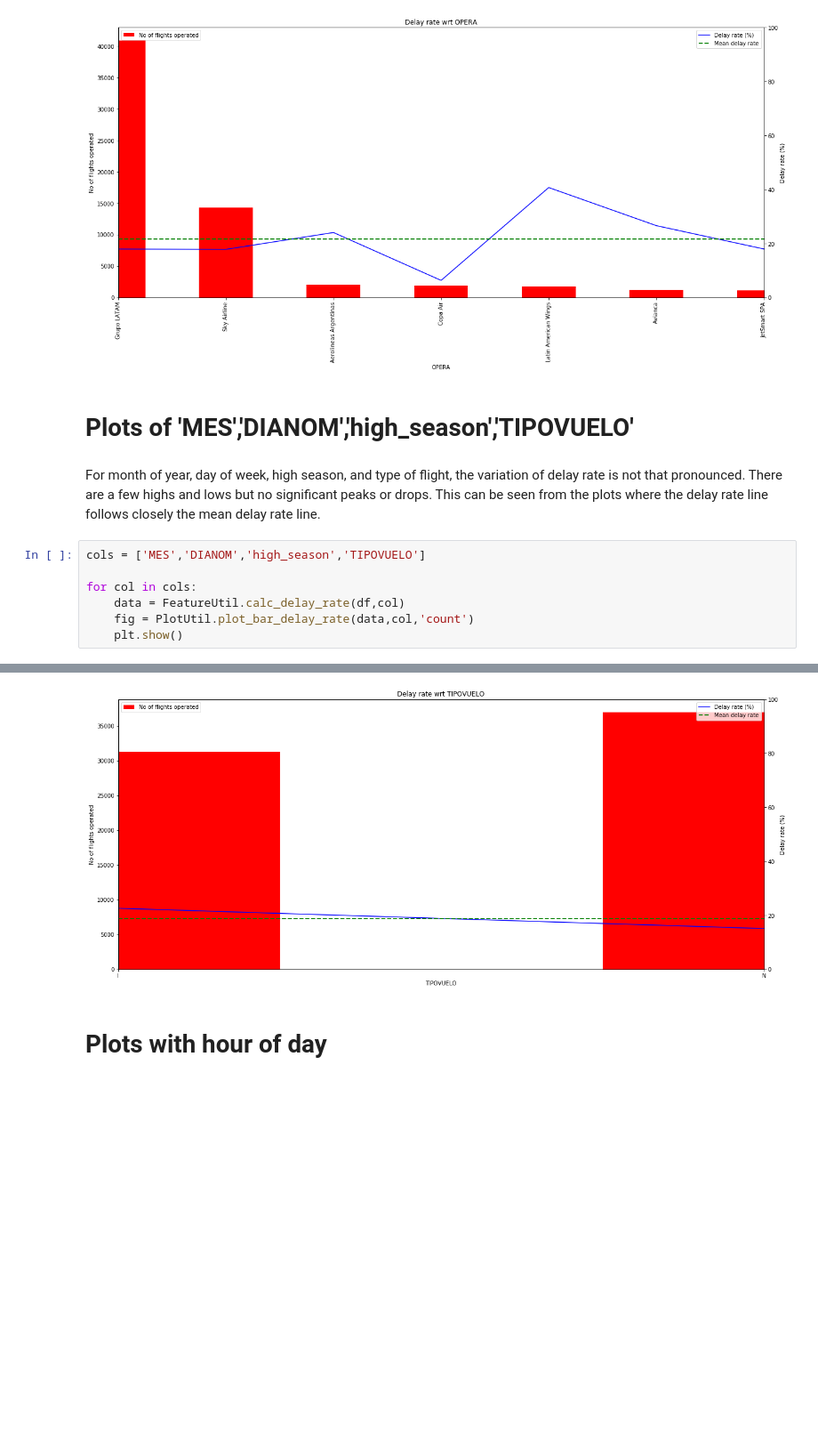
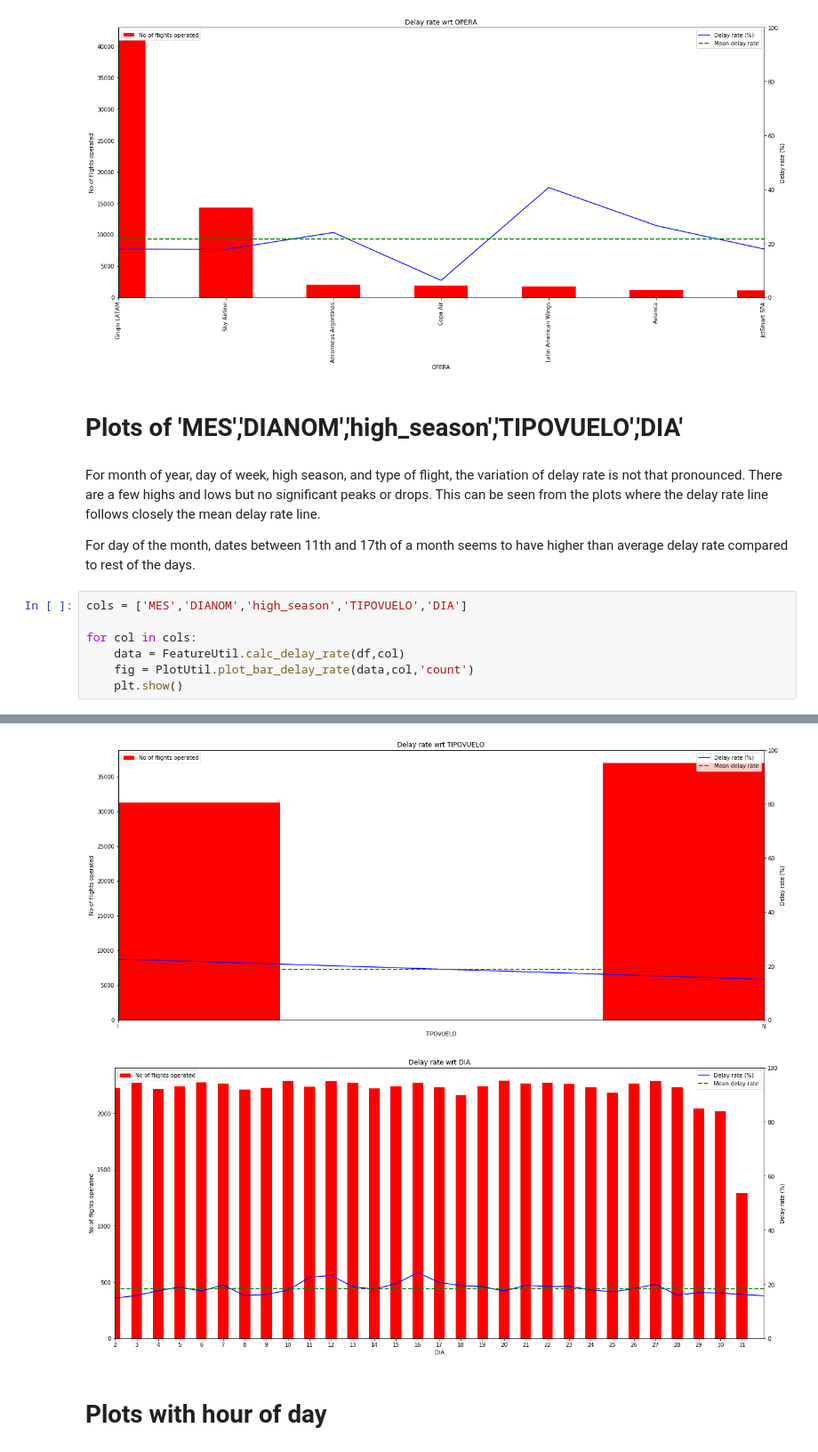
Before and after one commit to Geram4305/SCEL_flight_delay_prediction, a Jupyter notebook: solution.ipynb, the cells around one changed output, grey strips where cells are left out. Shown at 89% size. Cells and saved outputs as stored; diff of their text form; blank space fills up the shorter version.

```diff
--- a/solution.ipynb
+++ b/solution.ipynb
@@ -372,21 +382,24 @@ for col in cols:
 [figure]
 [figure]
 # %% [markdown]
-# Plots of 'MES','DIANOM','high_season','TIPOVUELO'
+# Plots of 'MES','DIANOM','high_season','TIPOVUELO','DIA'
 # %% [markdown]
 For month of year, day of week, high season, and type of flight, the variation of delay rate is not that pronounced. There are a few highs and lows but no significant peaks or drops. This can be seen from the plots where the delay rate line follows closely the mean delay rate line.
+
+For day of the month, dates between 11th and 17th of a month seems to have higher than average delay rate compared to rest of the days.
 # %%
-cols = ['MES','DIANOM','high_season','TIPOVUELO']
+cols = ['MES','DIANOM','high_season','TIPOVUELO','DIA']
 
 for col in cols:
     data = FeatureUtil.calc_delay_rate(df,col)
     fig = PlotUtil.plot_bar_delay_rate(data,col,'count')
     plt.show()
 # %% [output]
 [figure]
 [figure]
 [figure]
 [figure]
+[figure, added]
 # %% [markdown]
 # Plots with hour of day
 # %% [markdown]
```
Also changed, not shown: parts of 17 cells of this notebook, 3 other files.
